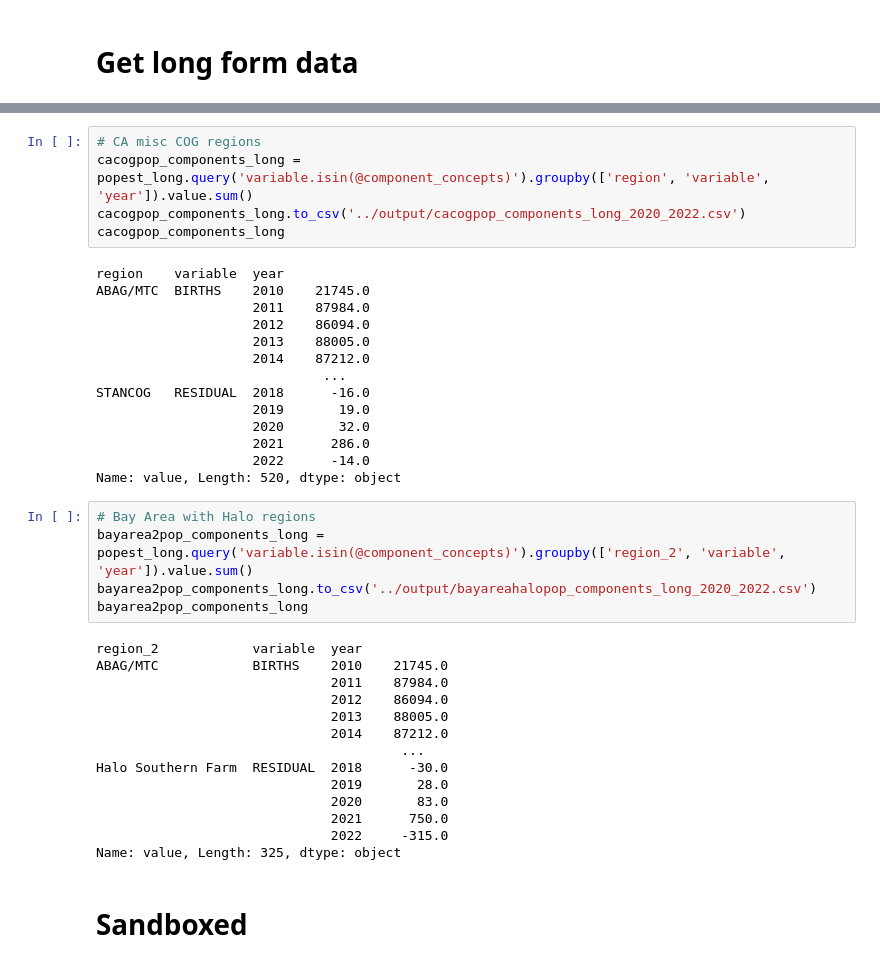
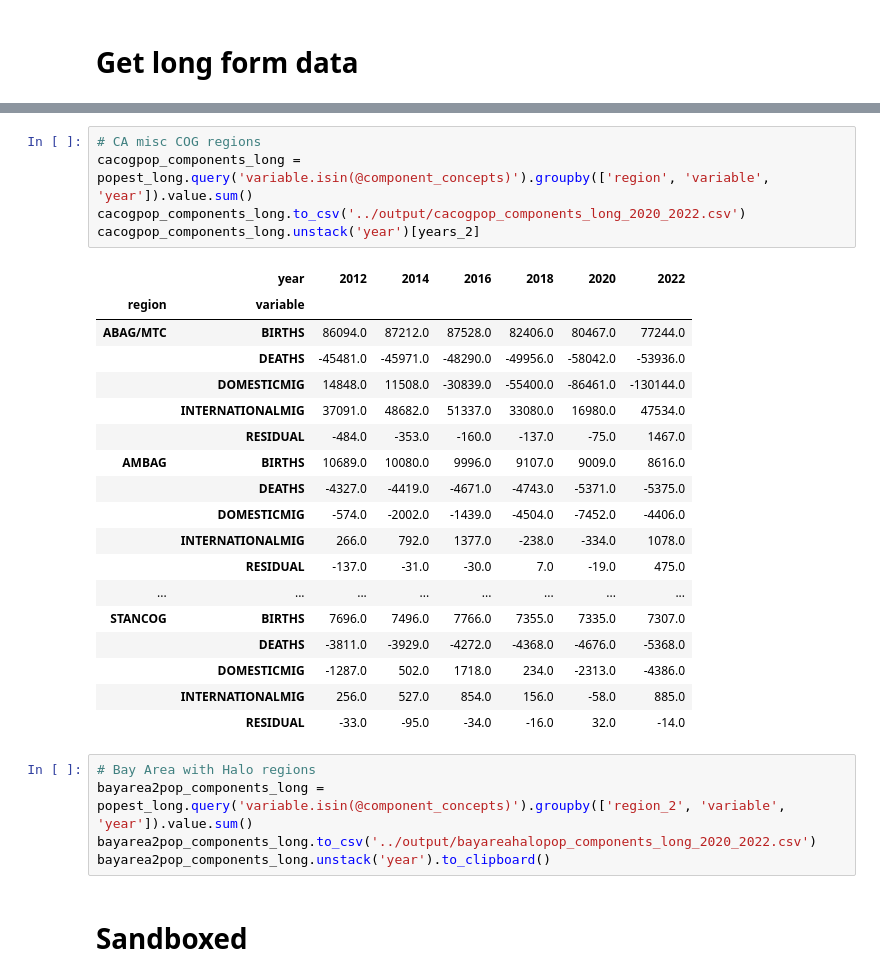
Before and after one commit to BayAreaMetro/regional_forecast, a Jupyter notebook: contextual/Demographics/county_population_post_covid.ipynb, the cells around one changed output, grey strips where cells are left out. Saved outputs shown, nothing was run; the diff lists cells and outputs as text.

```diff
--- a/contextual/Demographics/county_population_post_covid.ipynb
+++ b/contextual/Demographics/county_population_post_covid.ipynb
@@ -337,41 +328,32 @@ Name: value, Length: 650, dtype: object
 # %%
 # CA misc COG regions
 cacogpop_components_long = popest_long.query('variable.isin(@component_concepts)').groupby(['region', 'variable', 'year']).value.sum()
 cacogpop_components_long.to_csv('../output/cacogpop_components_long_2020_2022.csv')
-cacogpop_components_long
+cacogpop_components_long.unstack('year')[years_2]
 # %% [output]
-region    variable  year
-ABAG/MTC  BIRTHS    2010    21745.0
-                    2011    87984.0
-                    2012    86094.0
-                    2013    88005.0
-                    2014    87212.0
-                             ...
-STANCOG   RESIDUAL  2018      -16.0
-                    2019       19.0
-                    2020       32.0
-                    2021      286.0
-                    2022      -14.0
-Name: value, Length: 520, dtype: object
+|  | year | 2012 | 2014 | 2016 | 2018 | 2020 | 2022 |
+| region | variable |  |  |  |  |  |  |
+| ABAG/MTC | BIRTHS | 86094.0 | 87212.0 | 87528.0 | 82406.0 | 80467.0 | 77244.0 |
+|  | DEATHS | -45481.0 | -45971.0 | -48290.0 | -49956.0 | -58042.0 | -53936.0 |
+|  | DOMESTICMIG | 14848.0 | 11508.0 | -30839.0 | -55400.0 | -86461.0 | -130144.0 |
+|  | INTERNATIONALMIG | 37091.0 | 48682.0 | 51337.0 | 33080.0 | 16980.0 | 47534.0 |
+|  | RESIDUAL | -484.0 | -353.0 | -160.0 | -137.0 | -75.0 | 1467.0 |
+| AMBAG | BIRTHS | 10689.0 | 10080.0 | 9996.0 | 9107.0 | 9009.0 | 8616.0 |
+|  | DEATHS | -4327.0 | -4419.0 | -4671.0 | -4743.0 | -5371.0 | -5375.0 |
+|  | DOMESTICMIG | -574.0 | -2002.0 | -1439.0 | -4504.0 | -7452.0 | -4406.0 |
+|  | INTERNATIONALMIG | 266.0 | 792.0 | 1377.0 | -238.0 | -334.0 | 1078.0 |
+|  | RESIDUAL | -137.0 | -31.0 | -30.0 | 7.0 | -19.0 | 475.0 |
+| ... | ... | ... | ... | ... | ... | ... | ... |
+| STANCOG | BIRTHS | 7696.0 | 7496.0 | 7766.0 | 7355.0 | 7335.0 | 7307.0 |
+|  | DEATHS | -3811.0 | -3929.0 | -4272.0 | -4368.0 | -4676.0 | -5368.0 |
+|  | DOMESTICMIG | -1287.0 | 502.0 | 1718.0 | 234.0 | -2313.0 | -4386.0 |
+|  | INTERNATIONALMIG | 256.0 | 527.0 | 854.0 | 156.0 | -58.0 | 885.0 |
+|  | RESIDUAL | -33.0 | -95.0 | -34.0 | -16.0 | 32.0 | -14.0 |
 # %%
 # Bay Area with Halo regions
 bayarea2pop_components_long = popest_long.query('variable.isin(@component_concepts)').groupby(['region_2', 'variable', 'year']).value.sum()
 bayarea2pop_components_long.to_csv('../output/bayareahalopop_components_long_2020_2022.csv')
-bayarea2pop_components_long
+bayarea2pop_components_long.unstack('year').to_clipboard()
-# %% [output]
-region_2            variable  year
-ABAG/MTC            BIRTHS    2010    21745.0
-                              2011    87984.0
-                              2012    86094.0
-                              2013    88005.0
-                              2014    87212.0
-                                       ...
-Halo Southern Farm  RESIDUAL  2018      -30.0
-                              2019       28.0
-                              2020       83.0
-                              2021      750.0
-                              2022     -315.0
-Name: value, Length: 325, dtype: object
 # %% [markdown]
 # Sandboxed
 # %%
```
Also changed, not shown: parts of 14 cells of this notebook, 7 other files.
